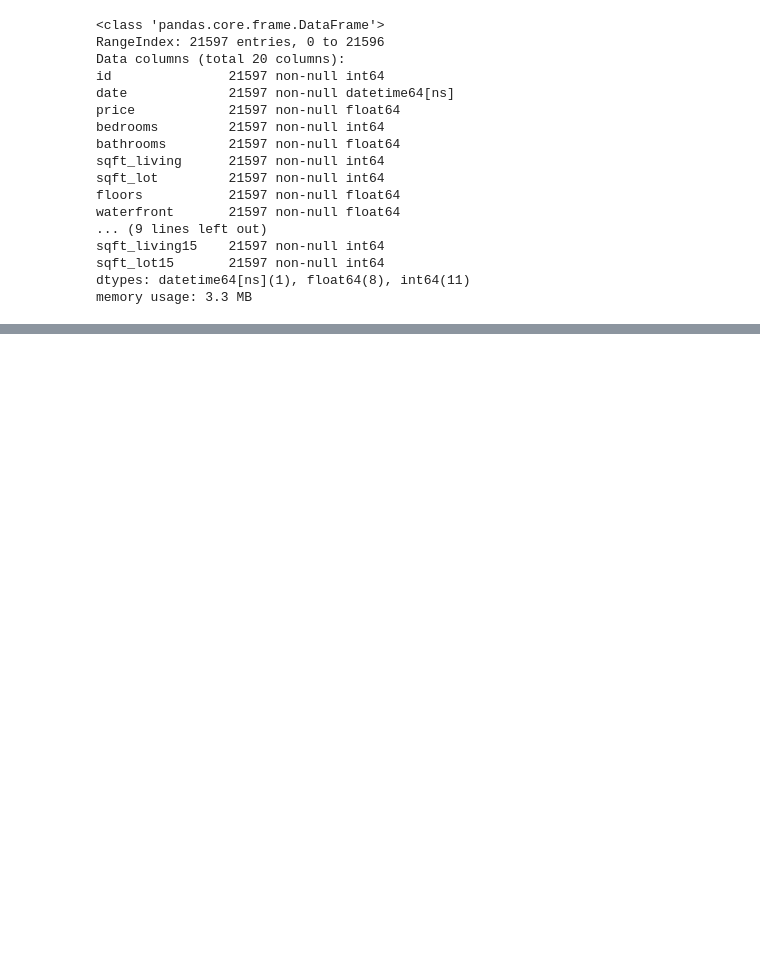
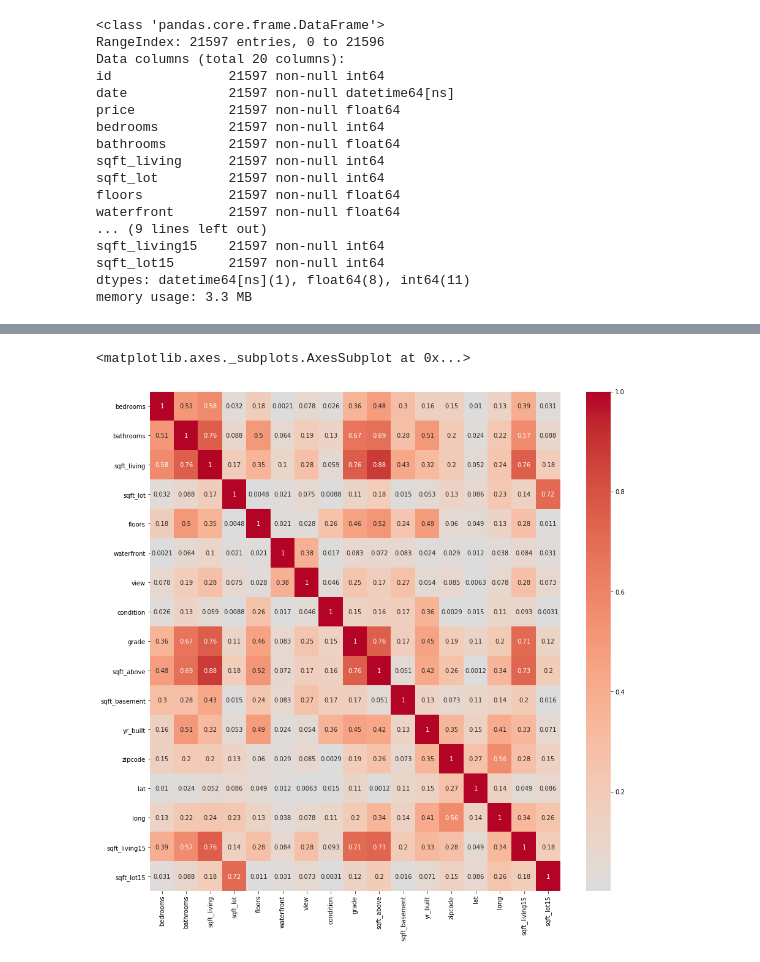
Before and after one commit to isobeldaley/dsc-v2-mod1-final-project-online-ds-ft-071519, a Jupyter notebook: student.ipynb, the cells around one changed output, grey strips where cells are left out. Cells and saved outputs as stored; diff of their text form; code cells hidden in the pictures; blank space fills up the shorter version.

```diff
--- a/student.ipynb
+++ b/student.ipynb
@@ -479,0 +449,3 @@ sns.heatmap(kc_data)
+# %%
+kc_data_pred = kc_data.iloc[:, 3:]
+kc_data_pred.head()
@@ -479,0 +459,8 @@ sns.heatmap(kc_data)
+# %%
+pred_corr = abs(kc_data_pred.corr())
+# %%
+fig, ax = plt.subplots(figsize=(15,15))
+sns.heatmap(pred_corr, annot=True, center=0, cmap='coolwarm')
+# %% [output]
+<matplotlib.axes._subplots.AxesSubplot at 0x...>
+[figure, added]
```
Also changed, not shown: parts of 50 cells of this notebook.
